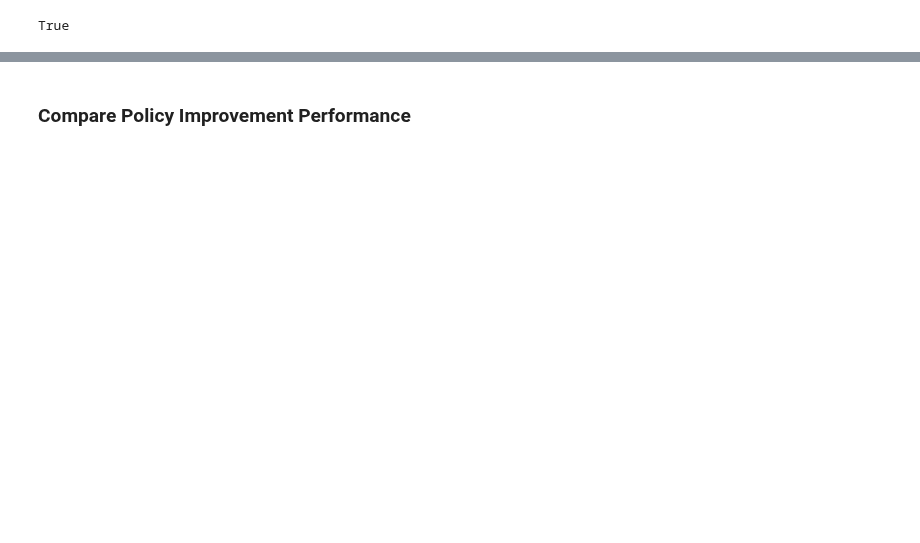
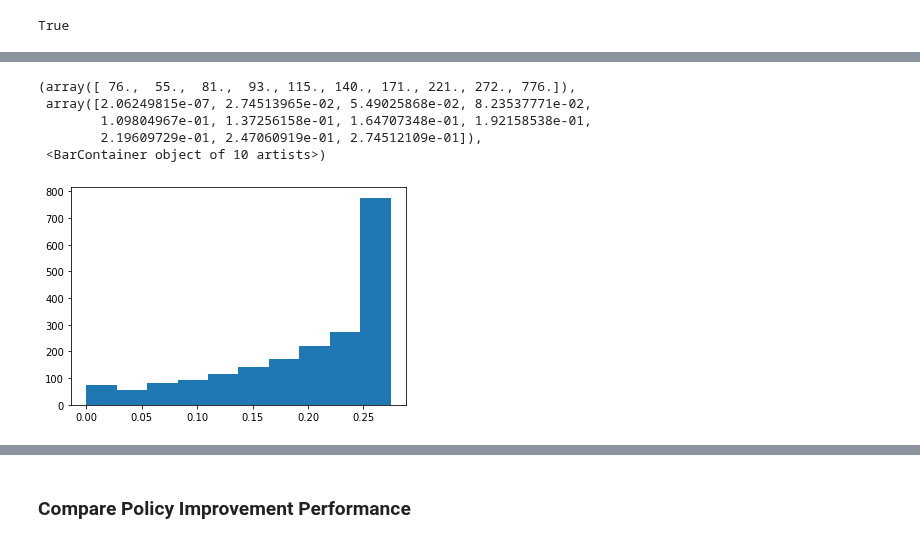
Before and after one commit to kstoneriv3/confounding-robust-inference, a Jupyter notebook: notebooks/Kernelized Confounding Robust Poilcy Improvement.ipynb, the cells around one changed output, grey strips where cells are left out. Saved outputs shown, nothing was run; the diff lists cells and outputs as text; code cells hidden in the pictures; blank space fills up the shorter version.

```diff
--- a/notebooks/Kernelized Confounding Robust Poilcy Improvement.ipynb
+++ b/notebooks/Kernelized Confounding Robust Poilcy Improvement.ipynb
@@ -247,0 +407,21 @@ def objective(
+# %%
+Y, T, X, U, e_x, e_xu = generate_data(2000)
+# %%
+# Maybe better to use gaussian process regression
+from sklearn.gaussian_process import GaussianProcessRegressor
+from sklearn.gaussian_process.kernels import ConstantKernel, WhiteKernel, RBF
+from scipy.stats import norm
+
+kernel = WhiteKernel() + ConstantKernel() * RBF()
+model = GaussianProcessRegressor(kernel=kernel).fit(X, Y)
+mu, sigma = model.predict(X, return_std=True)
+e_xx = norm.pdf(Y, loc=mu, scale=sigma)
+# %%
+plt.hist(e_xx)
+# %% [output]
+(array([ 76.,  55.,  81.,  93., 115., 140., 171., 221., 272., 776.]),
+ array([2.06249815e-07, 2.74513965e-02, 5.49025868e-02, 8.23537771e-02,
+        1.09804967e-01, 1.37256158e-01, 1.64707348e-01, 1.92158538e-01,
+        2.19609729e-01, 2.47060919e-01, 2.74512109e-01]),
+ <BarContainer object of 10 artists>)
+[figure, added]
```
Also changed, not shown: parts of 34 cells of this notebook.
